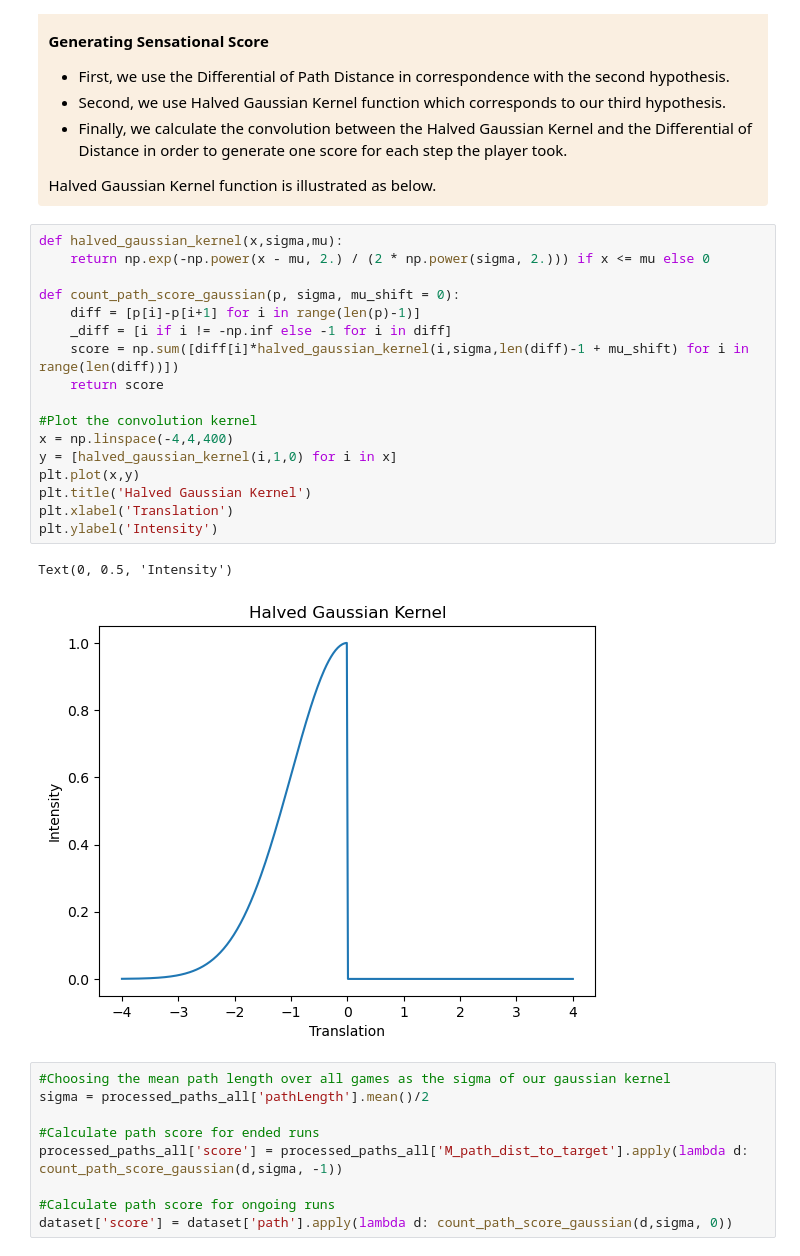
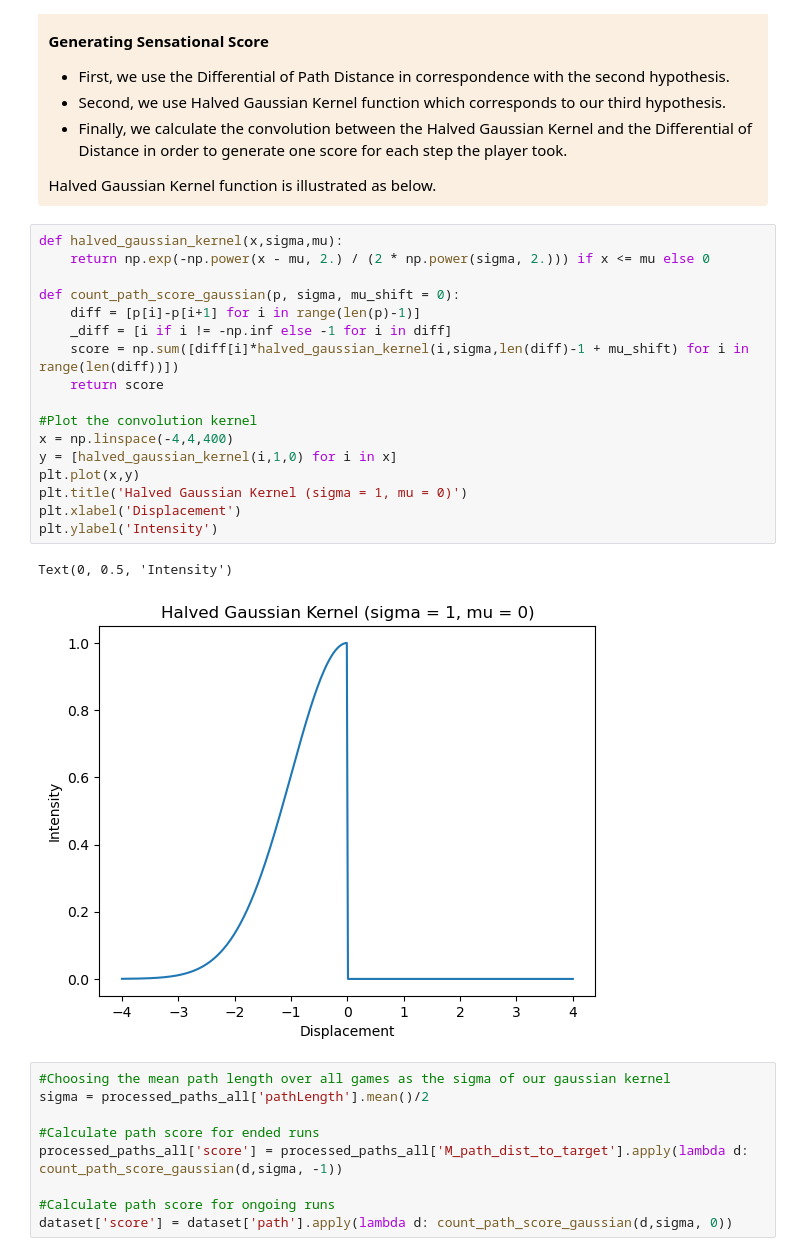
Before and after one commit to epfl-ada/ada-2022-project-7yobananaboy7, a Jupyter notebook: 3. In_game.ipynb, the cells around one changed output. Drawn from its saved outputs; the diff is of its cells as text.

Commit message:
Better plot In_game

```diff
--- a/3. In_game.ipynb
+++ b/3. In_game.ipynb
@@ -452,23 +452,23 @@ dataset['pathLength'] = dataset['path'].apply(lambda d: len(d))
 # %%
 def halved_gaussian_kernel(x,sigma,mu):
     return np.exp(-np.power(x - mu, 2.) / (2 * np.power(sigma, 2.))) if x <= mu else 0
 
 def count_path_score_gaussian(p, sigma, mu_shift = 0):
     diff = [p[i]-p[i+1] for i in range(len(p)-1)]
     _diff = [i if i != -np.inf else -1 for i in diff]
     score = np.sum([diff[i]*halved_gaussian_kernel(i,sigma,len(diff)-1 + mu_shift) for i in range(len(diff))])
     return score
 
 #Plot the convolution kernel
 x = np.linspace(-4,4,400)
 y = [halved_gaussian_kernel(i,1,0) for i in x]
 plt.plot(x,y)
-plt.title('Halved Gaussian Kernel')
-plt.xlabel('Translation')
+plt.title('Halved Gaussian Kernel (sigma = 1, mu = 0)')
+plt.xlabel('Displacement')
 plt.ylabel('Intensity')
 # %% [output]
 Text(0, 0.5, 'Intensity')
-[figure, old version]
+[figure, new version]
 # %%
 #Choosing the mean path length over all games as the sigma of our gaussian kernel
 sigma = processed_paths_all['pathLength'].mean()/2
```
